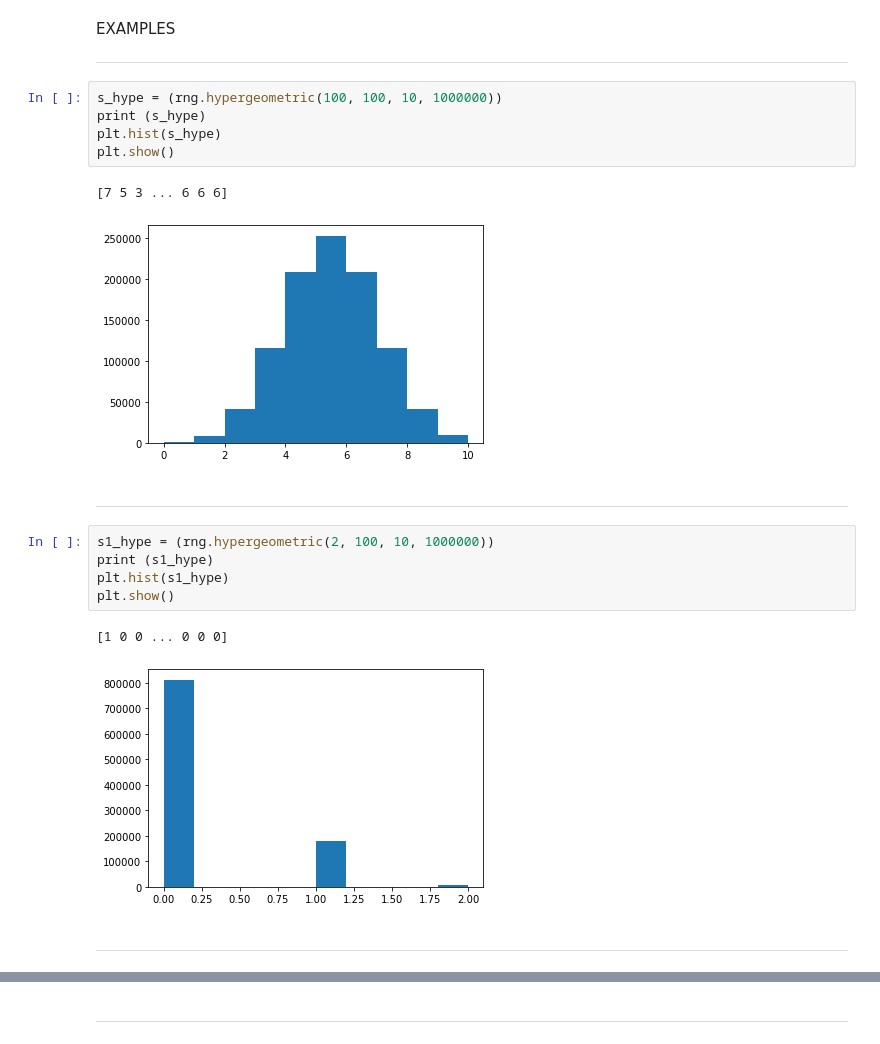
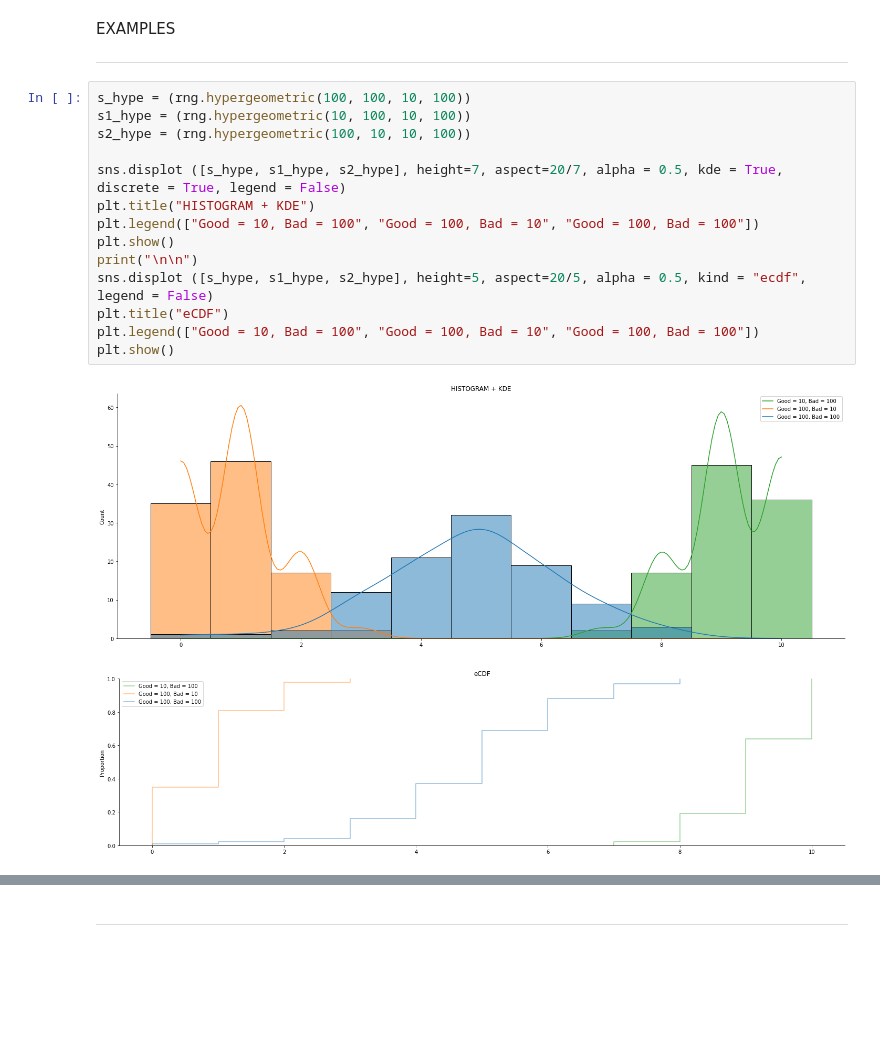
Before and after one commit to AnteDujic/Programming-for-Data-Analysis, a Jupyter notebook: numpy-random.ipynb, the cells around one changed output, grey strips where cells are left out. Cells and saved outputs as stored; diff of their text form; blank space fills up the shorter version.

```diff
--- a/numpy-random.ipynb
+++ b/numpy-random.ipynb
@@ -744,22 +882,19 @@ Hypergeometric distribution is a distribution function in which selections are m
 EXAMPLES
 ***
 # %%
-s_hype = (rng.hypergeometric(100, 100, 10, 1000000))
-print (s_hype)
-plt.hist(s_hype)
+s_hype = (rng.hypergeometric(100, 100, 10, 100))
+s1_hype = (rng.hypergeometric(10, 100, 10, 100))
+s2_hype = (rng.hypergeometric(100, 10, 10, 100))
+
+sns.displot ([s_hype, s1_hype, s2_hype], height=7, aspect=20/7, alpha = 0.5, kde = True, discrete = True, legend = False)
+plt.title("HISTOGRAM + KDE")
+plt.legend(["Good = 10, Bad = 100", "Good = 100, Bad = 10", "Good = 100, Bad = 100"])
 plt.show()
+print("\n\n")
+sns.displot ([s_hype, s1_hype, s2_hype], height=5, aspect=20/5, alpha = 0.5, kind = "ecdf", legend = False)
+plt.title("eCDF")
+plt.legend(["Good = 10, Bad = 100", "Good = 100, Bad = 10", "Good = 100, Bad = 100"])
+plt.show()
 # %% [output]
-[7 5 3 ... 6 6 6]
-[figure, old version]
+[figure, new version]
+[figure, added]
-# %% [markdown]
-***
-# %%
-s1_hype = (rng.hypergeometric(2, 100, 10, 1000000))
-print (s1_hype)
-plt.hist(s1_hype)
-plt.show()
-# %% [output]
-[1 0 0 ... 0 0 0]
-[figure, removed]
-# %% [markdown]
-***
```
Also changed, not shown: parts of 49 cells of this notebook.
